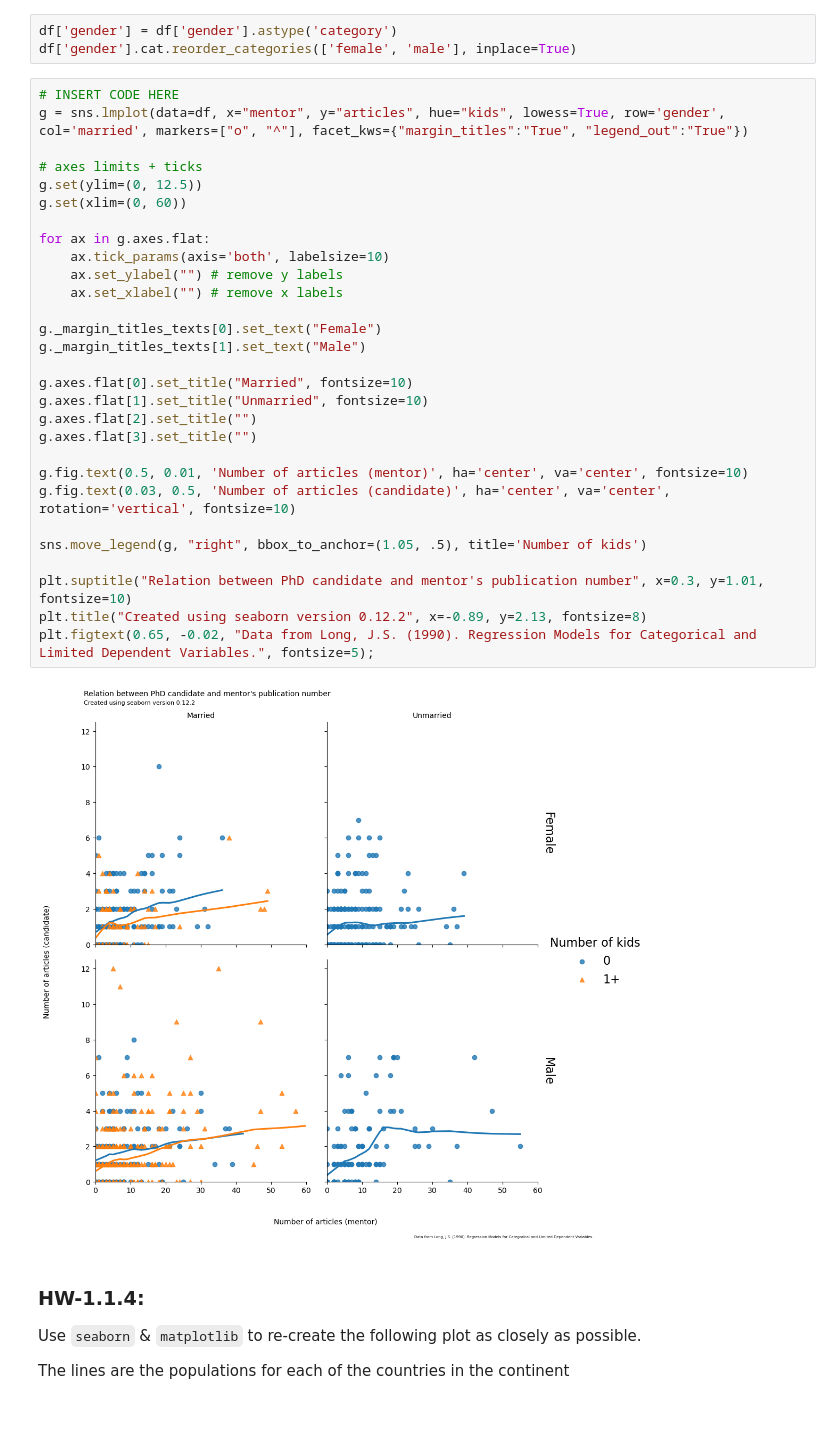
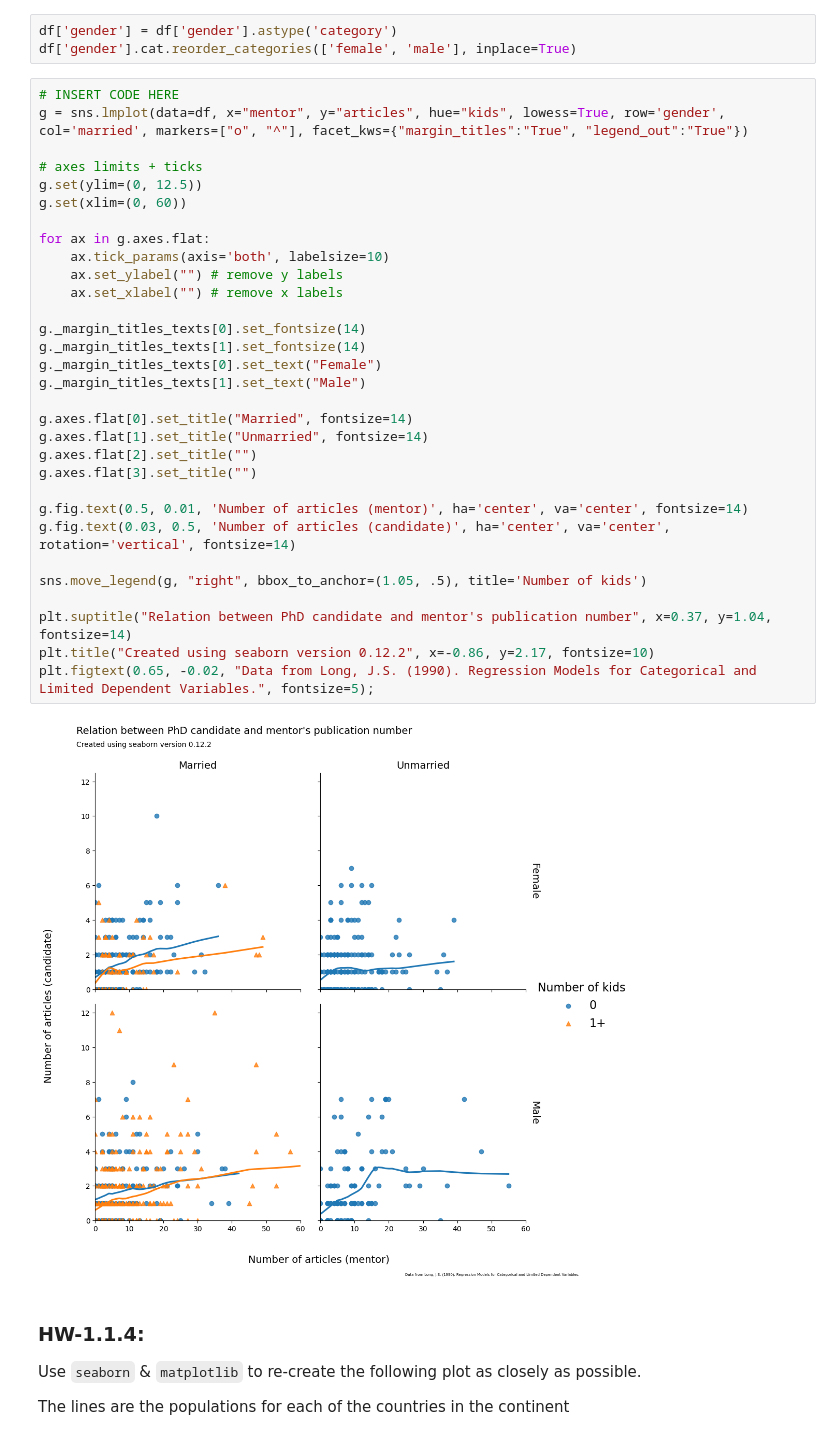
Before and after one commit to 5cminsuhlim/ANLY503, a Jupyter notebook: hws/hw1/hw-1.1.ipynb, the cells around one changed output. Saved outputs shown, nothing was run; the diff lists cells and outputs as text.

```diff
--- a/hws/hw1/hw-1.1.ipynb
+++ b/hws/hw1/hw-1.1.ipynb
@@ -129,34 +129,36 @@ df['gender'].cat.reorder_categories(['female', 'male'], inplace=True)
 # %%
 # INSERT CODE HERE
 g = sns.lmplot(data=df, x="mentor", y="articles", hue="kids", lowess=True, row='gender', col='married', markers=["o", "^"], facet_kws={"margin_titles":"True", "legend_out":"True"})
 
 # axes limits + ticks
 g.set(ylim=(0, 12.5))
 g.set(xlim=(0, 60))
 
 for ax in g.axes.flat:
     ax.tick_params(axis='both', labelsize=10)
     ax.set_ylabel("") # remove y labels
     ax.set_xlabel("") # remove x labels
 
+g._margin_titles_texts[0].set_fontsize(14)
+g._margin_titles_texts[1].set_fontsize(14)
 g._margin_titles_texts[0].set_text("Female")
 g._margin_titles_texts[1].set_text("Male")
 
-g.axes.flat[0].set_title("Married", fontsize=10)
-g.axes.flat[1].set_title("Unmarried", fontsize=10)
+g.axes.flat[0].set_title("Married", fontsize=14)
+g.axes.flat[1].set_title("Unmarried", fontsize=14)
 g.axes.flat[2].set_title("")
 g.axes.flat[3].set_title("")
 
-g.fig.text(0.5, 0.01, 'Number of articles (mentor)', ha='center', va='center', fontsize=10)
-g.fig.text(0.03, 0.5, 'Number of articles (candidate)', ha='center', va='center', rotation='vertical', fontsize=10)
+g.fig.text(0.5, 0.01, 'Number of articles (mentor)', ha='center', va='center', fontsize=14)
+g.fig.text(0.03, 0.5, 'Number of articles (candidate)', ha='center', va='center', rotation='vertical', fontsize=14)
 
 sns.move_legend(g, "right", bbox_to_anchor=(1.05, .5), title='Number of kids')
 
-plt.suptitle("Relation between PhD candidate and mentor's publication number", x=0.3, y=1.01, fontsize=10)
-plt.title("Created using seaborn version 0.12.2", x=-0.89, y=2.13, fontsize=8)
+plt.suptitle("Relation between PhD candidate and mentor's publication number", x=0.37, y=1.04, fontsize=14)
+plt.title("Created using seaborn version 0.12.2", x=-0.86, y=2.17, fontsize=10)
 plt.figtext(0.65, -0.02, "Data from Long, J.S. (1990). Regression Models for Categorical and Limited Dependent Variables.", fontsize=5);
 # %% [output]
-[figure, old version]
+[figure, new version]
 # %% [markdown]
 ### HW-1.1.4:
 
```
Also changed, not shown: parts of 1 cell of this notebook, 1 other file.
